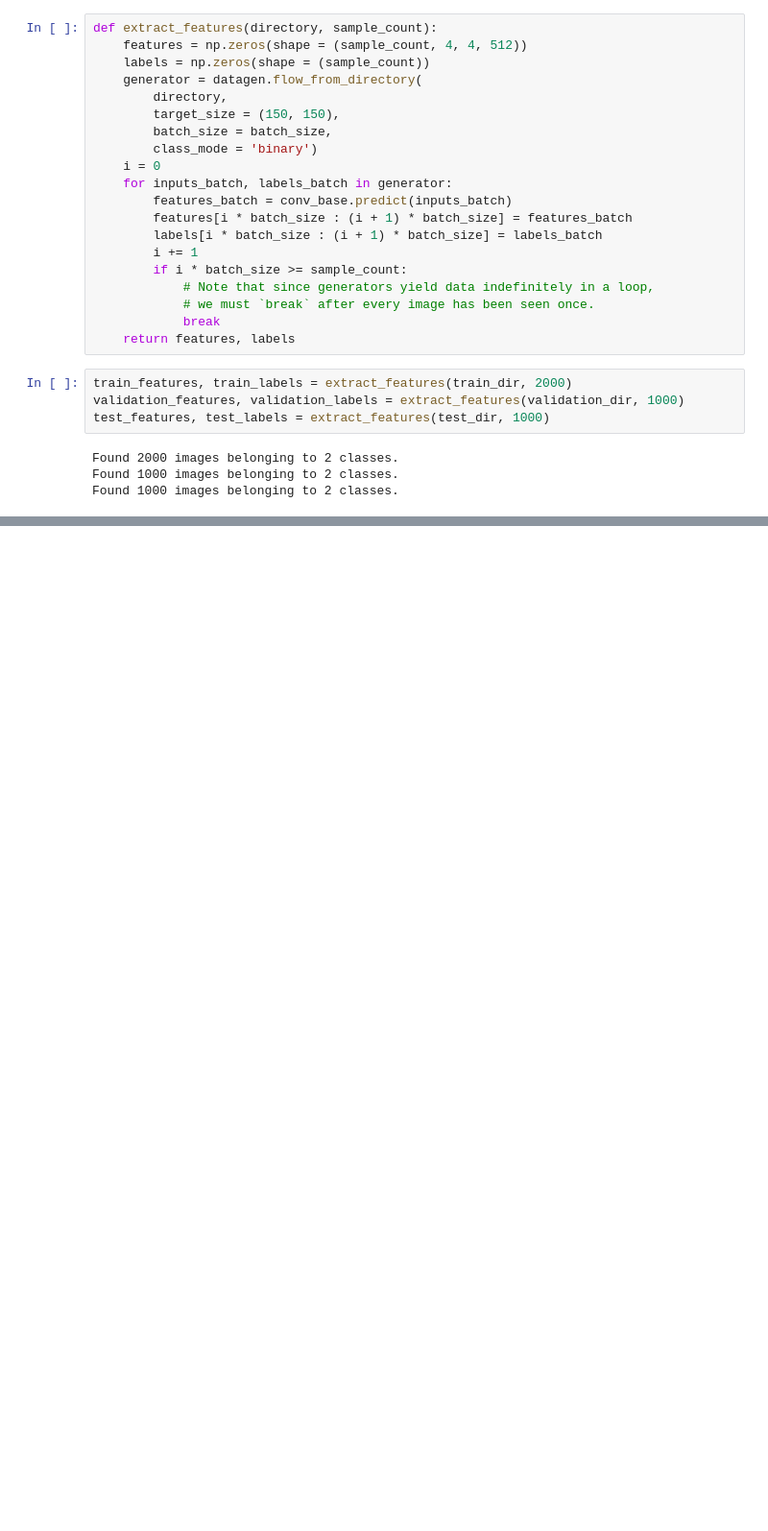
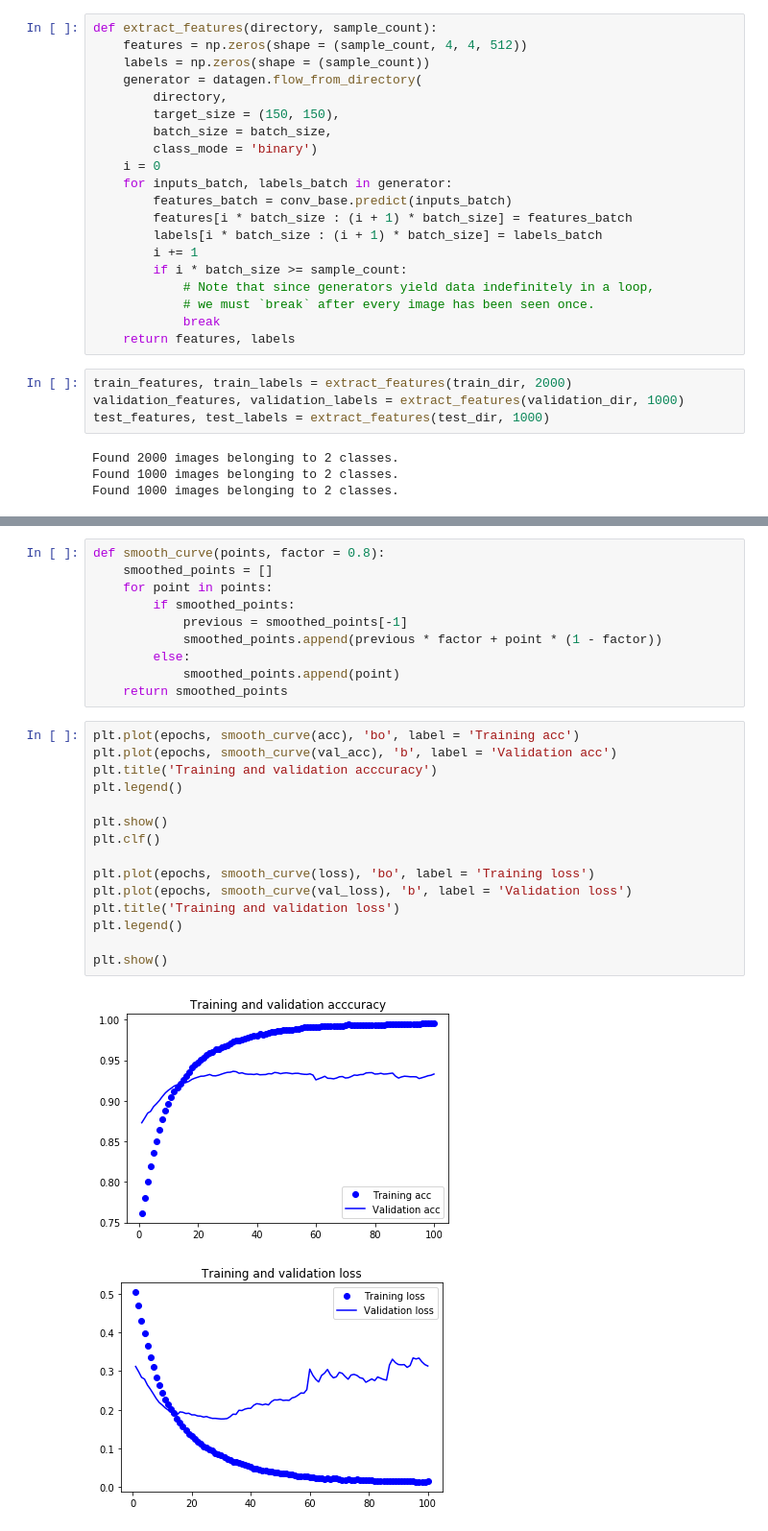
Before and after one commit to Gooogr/Coursera_Advanced_Machine_Learning, a Jupyter notebook: Playground/Some stuff from 'Deep learning, Sholle'/Chapter 4. Cats vs Dogs. Pre-trained CNN.ipynb, the cells around one changed output, grey strips where cells are left out. Shown: that part at 96% size. Drawn from its saved outputs; the diff is of its cells as text; blank space fills up the shorter version.

```diff
--- a/Playground/Some stuff from 'Deep learning, Sholle'/Chapter 4. Cats vs Dogs. Pre-trained CNN.ipynb
+++ b/Playground/Some stuff from 'Deep learning, Sholle'/Chapter 4. Cats vs Dogs. Pre-trained CNN.ipynb
@@ -93,0 +386,28 @@ Found 1000 images belonging to 2 classes.
+# %%
+def smooth_curve(points, factor = 0.8):
+    smoothed_points = []
+    for point in points:
+        if smoothed_points:
+            previous = smoothed_points[-1]
+            smoothed_points.append(previous * factor + point * (1 - factor))
+        else:
+            smoothed_points.append(point)
+    return smoothed_points
+# %%
+plt.plot(epochs, smooth_curve(acc), 'bo', label = 'Training acc')
+plt.plot(epochs, smooth_curve(val_acc), 'b', label = 'Validation acc')
+plt.title('Training and validation acccuracy')
+plt.legend()
+
+plt.show()
+plt.clf()
+
+plt.plot(epochs, smooth_curve(loss), 'bo', label = 'Training loss')
+plt.plot(epochs, smooth_curve(val_loss), 'b', label = 'Validation loss')
+plt.title('Training and validation loss')
+plt.legend()
+
+plt.show()
+# %% [output]
+[figure, added]
+[figure, added]
```
Also changed, not shown: parts of 28 cells of this notebook, 8 other files.
